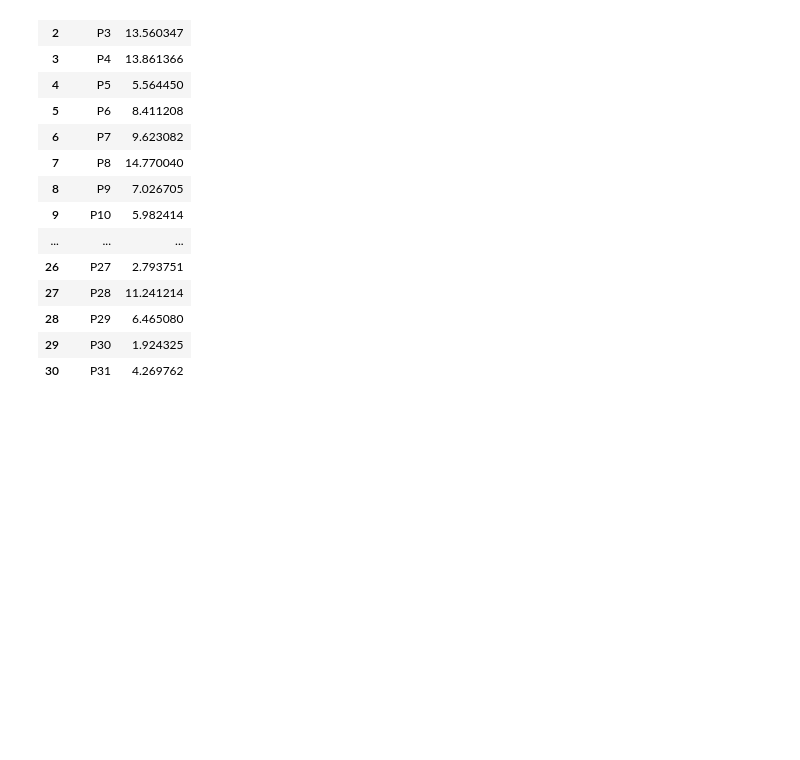
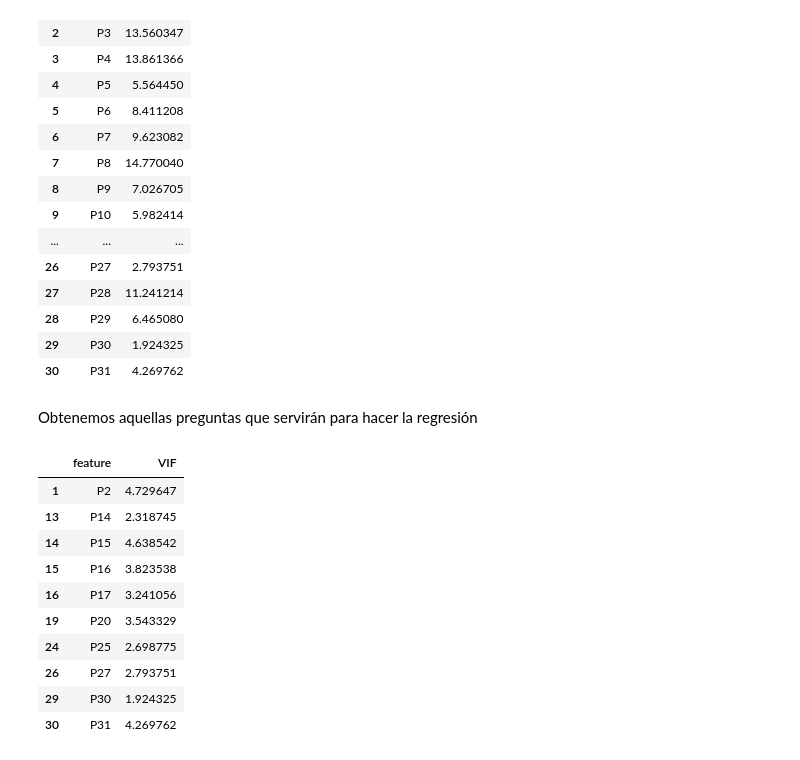
Before and after one commit to PanchitoMunoz/Tesis-Metodologias-Inclusivas, a Jupyter notebook: notebooks/04-fmg-vif.ipynb, the cells around one changed output. Cells and saved outputs as stored; diff of their text form; code cells hidden in the pictures; blank space fills up the shorter version.

```diff
--- a/notebooks/04-fmg-vif.ipynb
+++ b/notebooks/04-fmg-vif.ipynb
@@ -260,3 +266,19 @@ vif_data
 | 28 | P29 | 6.465080 |
 | 29 | P30 | 1.924325 |
 | 30 | P31 | 4.269762 |
+# %% [markdown]
+Obtenemos aquellas preguntas que servirán para hacer la regresión
+# %%
+vif_data[vif_data["VIF"] <= 5]
+# %% [output]
+|  | feature | VIF |
+| 1 | P2 | 4.729647 |
+| 13 | P14 | 2.318745 |
+| 14 | P15 | 4.638542 |
+| 15 | P16 | 3.823538 |
+| 16 | P17 | 3.241056 |
+| 19 | P20 | 3.543329 |
+| 24 | P25 | 2.698775 |
+| 26 | P27 | 2.793751 |
+| 29 | P30 | 1.924325 |
+| 30 | P31 | 4.269762 |
```
Also changed, not shown: parts of 8 cells of this notebook, 2 other files.
